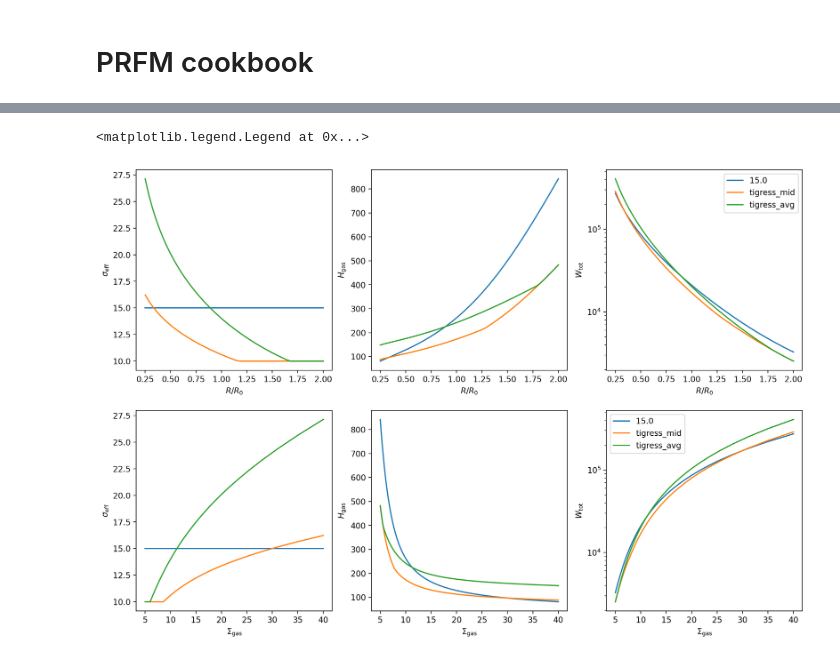
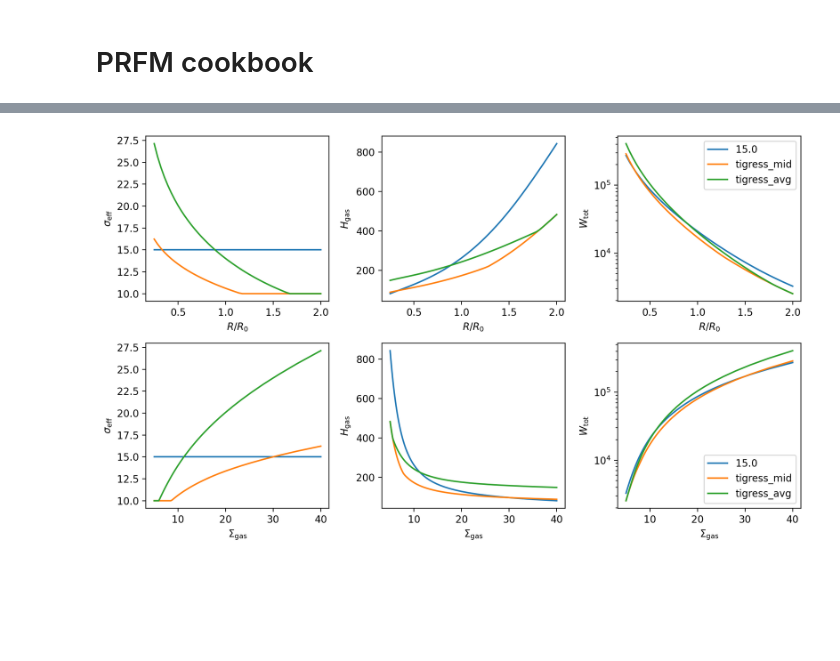
Before and after one commit to changgoo/PRFM, a Jupyter notebook: book/prfm.ipynb, the cells around one changed output, grey strips where cells are left out. Cells and saved outputs as stored; diff of their text form; code cells hidden in the pictures; blank space fills up the shorter version.

```diff
--- a/book/prfm.ipynb
+++ b/book/prfm.ipynb
@@ -29,8 +33,7 @@ Sigma_gas = Sigma_gas/r0 # linear in R
 Sigma_star = Sigma_star*np.exp((R0/Re).cgs.value-re)
 Omega_d = Omega_d/r0 # flat rotation
 H_star = H_star # no flaring
-args = (Sigma_gas, Sigma_star, Omega_d, H_star)
+args = (Sigma_gas, Sigma_star, Omega_d, H_star, 15.e5)
 
 # default keywords
-kwargs = dict(sigma_eff=15.e5,
-              zeta_d=1/3.)
+kwargs = dict(zeta_d=1/3.)
@@ -111,36 +143,38 @@ from prfm import *
 # %%
-fig,axes_ = plt.subplots(2, 3, figsize=(15,10))
+fig,axes_ = plt.subplots(2, 3, figsize=(10,6))
 axes = axes_[0,:]
 for sigma in [15.e5, 'tigress_mid', 'tigress_avg']:
-    Wtot, H, seff = get_self_consistent_solution(*args,sigma_eff=sigma)
+    args = (Sigma_gas, Sigma_star, Omega_d, H_star, sigma)
+    Wtot, H, seff = get_self_consistent_solution(*args, method='numerical')
     label='{}'.format(sigma if type(sigma) == str else sigma/1.e5)
     for y,ax in zip([seff/kms_cgs, H/pc_cgs, Wtot/kbol_cgs],axes):
         plt.sca(ax)
         plt.plot(r0, y, label=label)
 xlab = r'$R/R_0$'
 ylabels = [r'$\sigma_{\rm eff}$', r'$H_{\rm gas}$', r'$W_{\rm tot}$']
 for ax, ylab in zip(axes,ylabels):
     ax.set_ylabel(ylab)
     ax.set_xlabel(xlab)
 plt.yscale('log')
 # plt.xscale('log')
 plt.legend()
 
 axes = axes_[1,:]
 for sigma in [15.e5, 'tigress_mid', 'tigress_avg']:
-    Wtot, H, seff = get_self_consistent_solution(*args,sigma_eff=sigma)
+    args = (Sigma_gas, Sigma_star, Omega_d, H_star, sigma)
+    Wtot, H, seff = get_self_consistent_solution(*args, method='analytic')
     label='{}'.format(sigma if type(sigma) == str else sigma/1.e5)
     for y,ax in zip([seff/kms_cgs, H/pc_cgs, Wtot/kbol_cgs],axes):
         plt.sca(ax)
         plt.plot(Sigma_gas/surf_cgs, y, label=label)
 xlab = r'$\Sigma_{\rm gas}$'
 ylabels = [r'$\sigma_{\rm eff}$', r'$H_{\rm gas}$', r'$W_{\rm tot}$']
 for ax, ylab in zip(axes,ylabels):
     ax.set_ylabel(ylab)
     ax.set_xlabel(xlab)
 plt.yscale('log')
 # plt.xscale('log')
 plt.legend()
+plt.tight_layout()
 # %% [output]
-<matplotlib.legend.Legend at 0x...>
-[figure, old version]
+[figure, new version]
```
Also changed, not shown: parts of 12 cells of this notebook, 1 other file.
